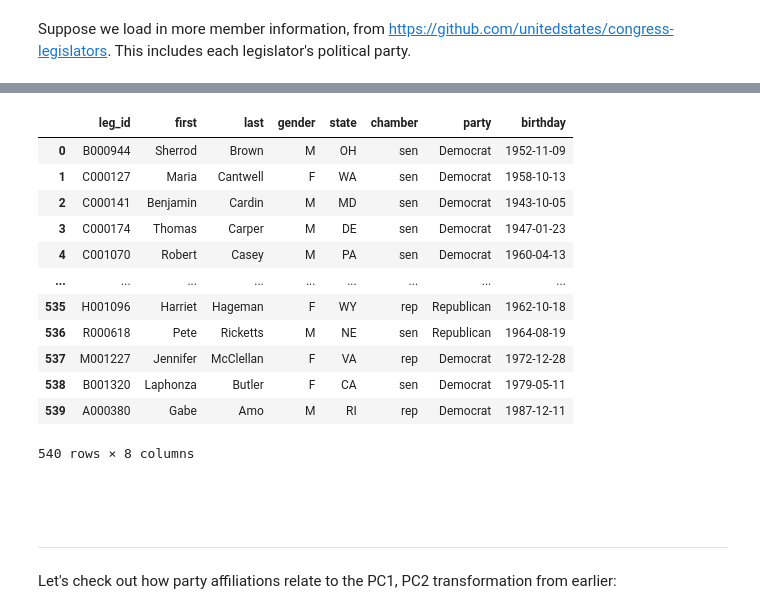
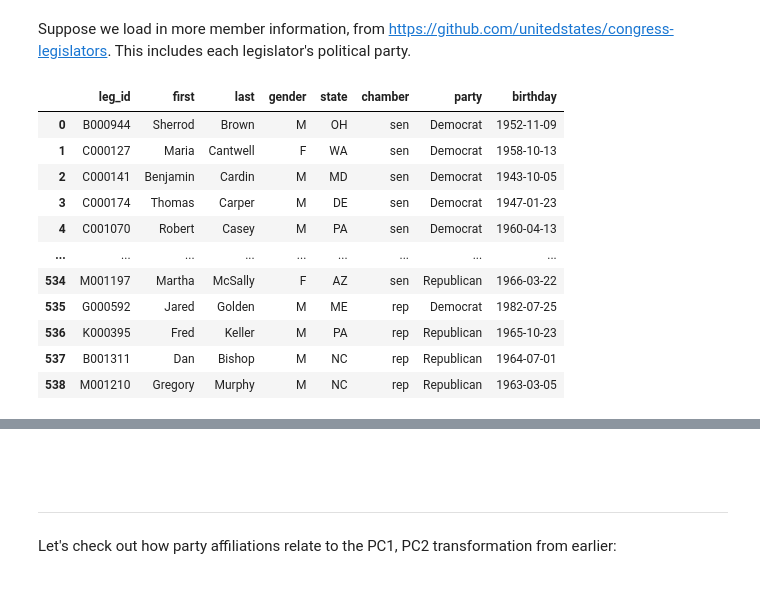
Before and after one commit to DS-100/fa23-student, a Jupyter notebook: lecture/lec26/lec26-votes.ipynb, the cells around one changed output, grey strips where cells are left out. Saved outputs shown, nothing was run; the diff lists cells and outputs as text; code cells hidden in the pictures.

```diff
--- a/lecture/lec26/lec26-votes.ipynb
+++ b/lecture/lec26/lec26-votes.ipynb
@@ -263,25 +263,42 @@ Baesd on the plot above, it looks like there are two clusters of datapoints. Wha
 # %% [markdown]
 Suppose we load in more member information, from https://github.com/unitedstates/congress-legislators. This includes each legislator's political party.
 # %%
-base_url = 'https://raw.githubusercontent.com/unitedstates/congress-legislators/main/'
-legislators_path = 'legislators-current.yaml'
-f = fetch_and_cache(base_url + legislators_path, legislators_path)
-legislators_data = yaml.safe_load(open('data/legislators-current.yaml'))
+# You can get current information about legislators with this code. In our case, we'll use
+# a static copy of the 2019 membership roster to properly match our voting data.
+
+# base_url = 'https://raw.githubusercontent.com/unitedstates/congress-legislators/main/'
+# legislators_path = 'legislators-current.yaml'
+# f = fetch_and_cache(base_url + legislators_path, legislators_path)
+
+# Use 2019 data copy
+legislators_data = yaml.safe_load(open('data/legislators-2019.yaml'))
 
 def to_date(s):
     return datetime.strptime(s, '%Y-%m-%d')
 
 legs = pd.DataFrame(
     columns=['leg_id', 'first', 'last', 'gender', 'state', 'chamber', 'party', 'birthday'],
     data=[[x['id']['bioguide'],
            x['name']['first'],
            x['name']['last'],
            x['bio']['gender'],
            x['terms'][-1]['state'],
            x['terms'][-1]['type'],
            x['terms'][-1]['party'],
            to_date(x['bio']['birthday'])] for x in legislators_data])
 
 legs.set_index("leg_id")
 legs.sort_index()
 # %% [output]
+|  | leg_id | first | last | gender | state | chamber | party | birthday |
+| 0 | B000944 | Sherrod | Brown | M | OH | sen | Democrat | 1952-11-09 |
+| 1 | C000127 | Maria | Cantwell | F | WA | sen | Democrat | 1958-10-13 |
+| 2 | C000141 | Benjamin | Cardin | M | MD | sen | Democrat | 1943-10-05 |
+| 3 | C000174 | Thomas | Carper | M | DE | sen | Democrat | 1947-01-23 |
+| 4 | C001070 | Robert | Casey | M | PA | sen | Democrat | 1960-04-13 |
+| ... | ... | ... | ... | ... | ... | ... | ... | ... |
+| 534 | M001197 | Martha | McSally | F | AZ | sen | Republican | 1966-03-22 |
+| 535 | G000592 | Jared | Golden | M | ME | rep | Democrat | 1982-07-25 |
+| 536 | K000395 | Fred | Keller | M | PA | rep | Republican | 1965-10-23 |
+| 537 | B001311 | Dan | Bishop | M | NC | rep | Republican | 1964-07-01 |
+| 538 | M001210 | Gregory | Murphy | M | NC | rep | Republican | 1963-03-05 |
@@ -289,16 +306,3 @@ Downloading... Done!
-|  | leg_id | first | last | gender | state | chamber | party | birthday |
-| 0 | B000944 | Sherrod | Brown | M | OH | sen | Democrat | 1952-11-09 |
-| 1 | C000127 | Maria | Cantwell | F | WA | sen | Democrat | 1958-10-13 |
-| 2 | C000141 | Benjamin | Cardin | M | MD | sen | Democrat | 1943-10-05 |
-| 3 | C000174 | Thomas | Carper | M | DE | sen | Democrat | 1947-01-23 |
-| 4 | C001070 | Robert | Casey | M | PA | sen | Democrat | 1960-04-13 |
-| ... | ... | ... | ... | ... | ... | ... | ... | ... |
-| 535 | H001096 | Harriet | Hageman | F | WY | rep | Republican | 1962-10-18 |
-| 536 | R000618 | Pete | Ricketts | M | NE | sen | Republican | 1964-08-19 |
-| 537 | M001227 | Jennifer | McClellan | F | VA | rep | Democrat | 1972-12-28 |
-| 538 | B001320 | Laphonza | Butler | F | CA | sen | Democrat | 1979-05-11 |
-| 539 | A000380 | Gabe | Amo | M | RI | rep | Democrat | 1987-12-11 |
-540 rows × 8 columns
 # %% [markdown]
 <br/><br/>
 
```
Also changed, not shown: parts of 12 cells of this notebook, 1 other file.
